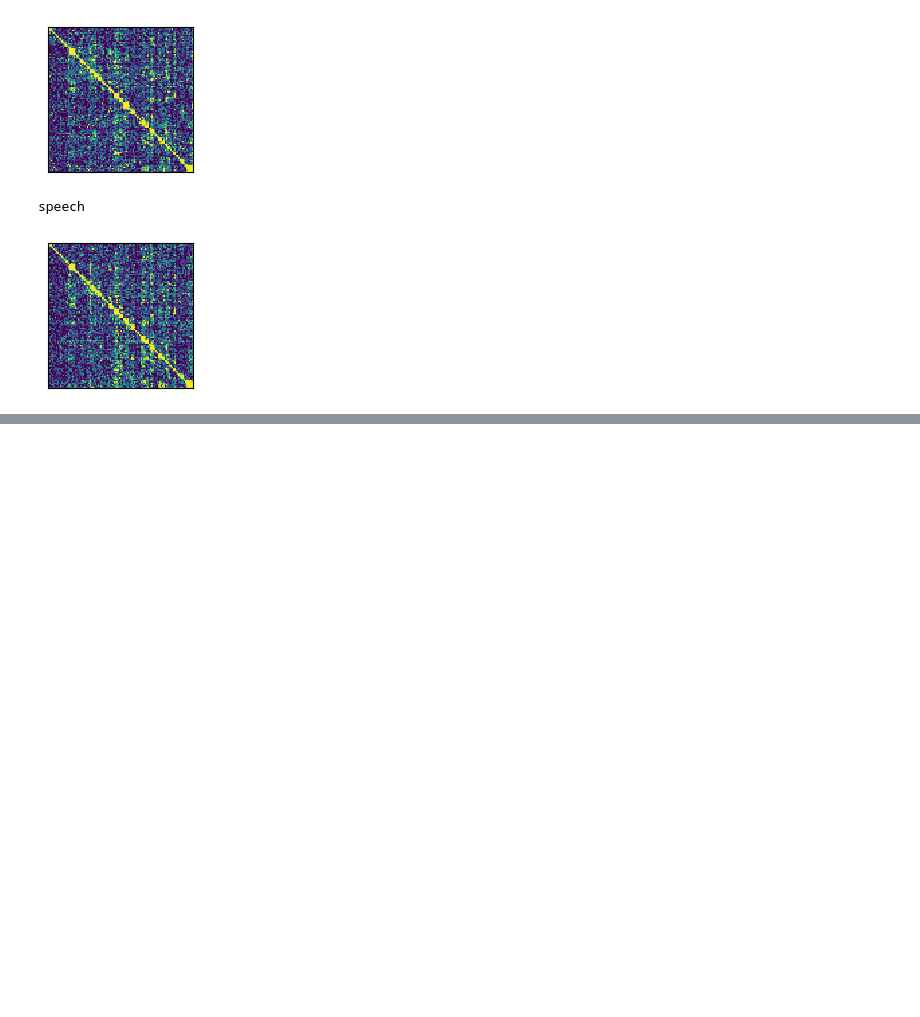
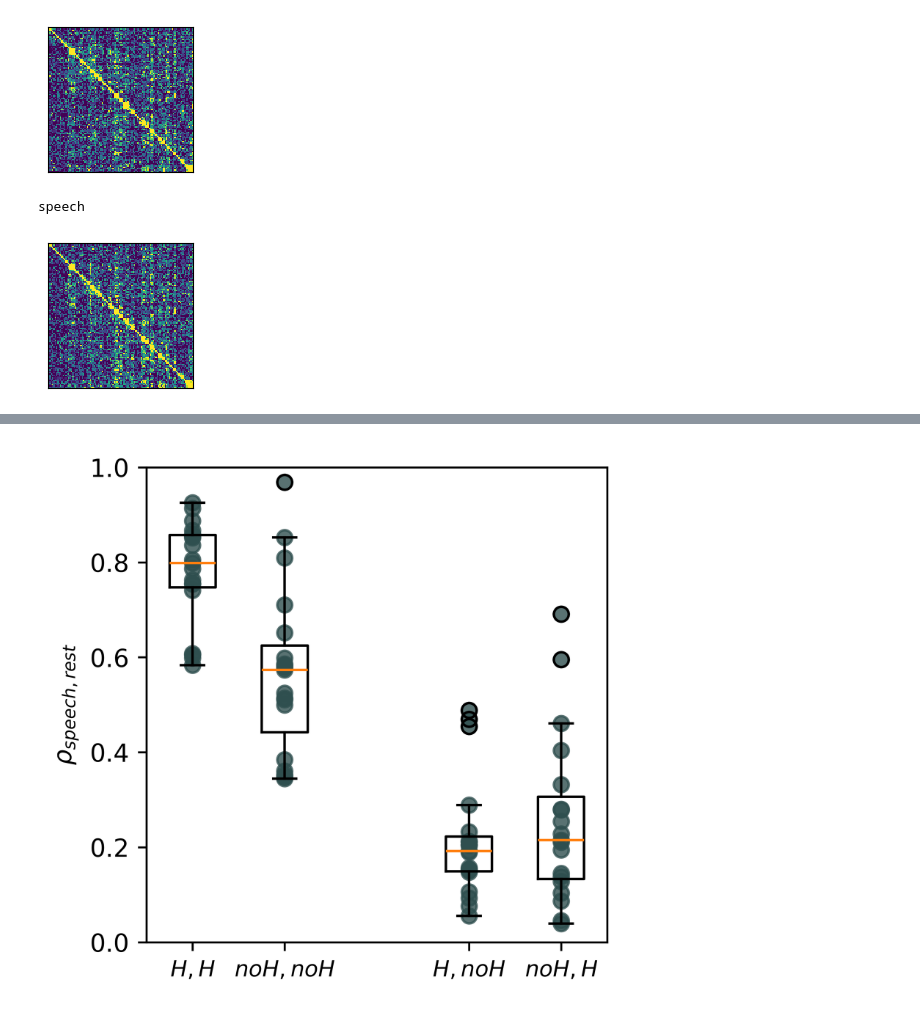
Before and after one commit to Mattehub/sorciere, a Jupyter notebook: figure_3.ipynb, the cells around one changed output, grey strips where cells are left out. Cells and saved outputs as stored; diff of their text form; code cells hidden in the pictures; blank space fills up the shorter version.

```diff
--- a/figure_3.ipynb
+++ b/figure_3.ipynb
@@ -248,0 +311,95 @@ dist_m_r_mean=np.mean(dist_m_r)
+# %%
+SP_MU = []
+SP_RE = []
+RE_MU = []
+
+conditions = list(product(*[['H','non_H']],repeat=2))
+
+for cond in conditions:
+
+    dist_sp_mu = {}
+    dist_sp_re = {}
+    dist_re_mu = {}
+    dist_sp_mu1 = []
+    dist_sp_re1 = []
+    dist_re_mu1 = []
+
+    for isub,subject in enumerate(subject_list):
+
+        indici_mix  = list(product(cha_i[subject][cond[0]], cha_i[subject][cond[1]]))
+        idx_i, idx_j = zip(*indici_mix)
+
+        sp = trM[isub,0][idx_i,idx_j]
+        mu = trM[isub,1][idx_i,idx_j]#
+        re = trM[isub,2][idx_i,idx_j]#
+
+        sp = np.reshape(sp,(len(cha_i[subject][cond[0]]),len(cha_i[subject][cond[1]])))
+        mu = np.reshape(mu,(len(cha_i[subject][cond[0]]),len(cha_i[subject][cond[1]])))
+        re = np.reshape(re,(len(cha_i[subject][cond[0]]),len(cha_i[subject][cond[1]])))
+
+        dist_sp_mu[subject] = corrATM(sp,mu)#abs(pearsonr(sp,mu)[0])
+        dist_sp_re[subject] = corrATM(sp,re)#abs(pearsonr(sp,re)[0])
+        dist_re_mu[subject] = corrATM(mu,re)#abs(pearsonr(mu,re)[0])
+
+        dist_sp_mu1.append(dist_sp_mu[subject])
+        dist_sp_re1.append(dist_sp_re[subject])
+        dist_re_mu1.append(dist_re_mu[subject])
+
+    SP_MU.append(dist_sp_mu1)
+    SP_RE.append(dist_sp_re1)
+    RE_MU.append(dist_re_mu1)
+
+#%% plot elemnti mix
+
+C1 = {'s': '#93cb90', 'm': '#ffa96b', 'r': '#6da3cc'}
+#C2 = {     'sr': '#803b7f',    'mr': '#c0896f',    'sm': '#b6d12d'}
+
+distances = [SP_MU,SP_RE,RE_MU]
+labels=[r"$\rho_{speech,rest}$",r"$\rho_{music,rest}$",r"$\rho_{speech,music}$"]
+
+l=0
+for d in distances:
+
+    plt.figure(figsize=(3,3),dpi=600)
+
+    box_plot_data=[d[0],d[3],[],d[2],d[1]]
+
+    for i in range(len(dist_sp_mu1)):
+        spmu=d[0][i]
+        remu=d[1][i]
+        spre=d[2][i]
+        cccp=d[3][i]
+
+        plt.scatter(1,spmu,color='darkslategrey',alpha=.8)#color=C2['sr']
+        plt.scatter(5,remu,color='darkslategrey',alpha=.8)#color=C2['mr'],
+        plt.scatter(4,spre,color='darkslategrey',alpha=.8)#color=C2['sm']
+        plt.scatter(2,cccp,color='darkslategrey',alpha=.8)#color=C2['sm']
+
+
+    plt.boxplot(box_plot_data,patch_artist=False,labels=['$H,H$','$noH,noH$','','$H,noH$','$noH,H$'])
+    plt.xticks(fontsize=9)
+
+    li=['$H,H$','$noH,noH$','$H,noH$','$noH,H$']
+    ll = list(it.combinations([li[0],li[1],li[2],li[3]],2))
+
+    print(labels[l])
+    gg = list(it.combinations([d[0],d[3],d[1],d[2]],2))
+
+    k=0
+    for g in gg:
+        print(ll[k])
+        print(stats.wilcoxon(g[0],g[1],method='approx'))
+        print(stats.wilcoxon(g[0],g[1],method='approx').zstatistic)
+        k+=1
+        if k >5: k=0
+       # print(k)
+
+    plt.tight_layout(pad=0.35)
+    plt.ylim((0,1))
+    plt.ylabel(labels[l])
+    plt.gca().axes.xaxis.get_major_ticks()[2].set_visible(False)
+    l+=1
+    # plt.savefig('left-right_increase_with_rest.pdf', dpi=600)
+    plt.show()
+    # plt.close()
+# %% [output]
@@ -248,0 +425 @@ dist_m_r_mean=np.mean(dist_m_r)
+[figure, added]
```
Also changed, not shown: parts of 4 cells of this notebook, 4 other files.
